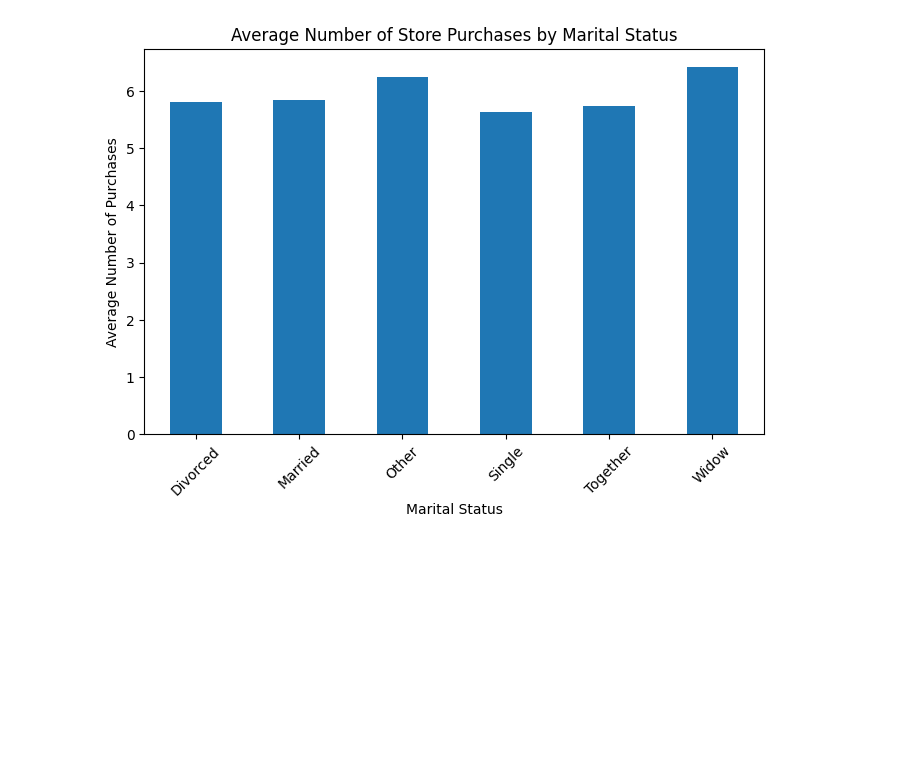
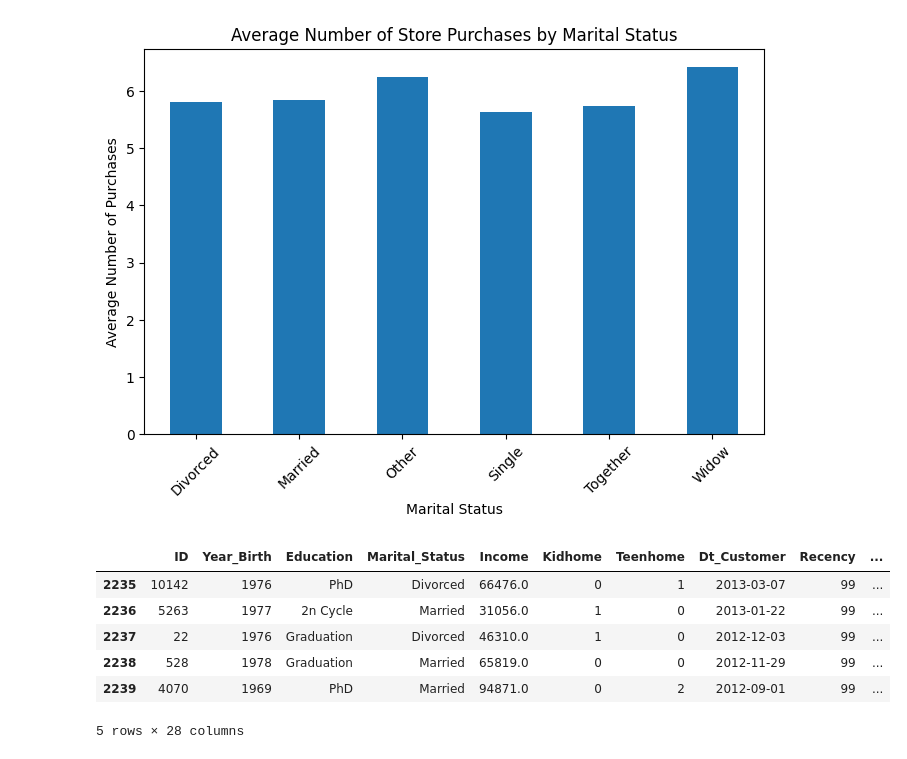
Before and after one commit to Luscaswolf/Marketing-Campaign-Data-Analysis, a Jupyter notebook: Marketing.ipynb, the cells around one changed output. Cells and saved outputs as stored; diff of their text form; code cells hidden in the pictures; blank space fills up the shorter version.

```diff
--- a/Marketing.ipynb
+++ b/Marketing.ipynb
@@ -316,3 +315,13 @@ plt.xticks(rotation=45)
 plt.show()
 # %% [output]
 [figure]
+# %%
+df.tail()
+# %% [output]
+|  | ID | Year_Birth | Education | Marital_Status | Income | Kidhome | Teenhome | Dt_Customer | Recency | ... |
+| 2235 | 10142 | 1976 | PhD | Divorced | 66476.0 | 0 | 1 | 2013-03-07 | 99 | ... |
+| 2236 | 5263 | 1977 | 2n Cycle | Married | 31056.0 | 1 | 0 | 2013-01-22 | 99 | ... |
+| 2237 | 22 | 1976 | Graduation | Divorced | 46310.0 | 1 | 0 | 2012-12-03 | 99 | ... |
+| 2238 | 528 | 1978 | Graduation | Married | 65819.0 | 0 | 0 | 2012-11-29 | 99 | ... |
+| 2239 | 4070 | 1969 | PhD | Married | 94871.0 | 0 | 2 | 2012-09-01 | 99 | ... |
+5 rows × 28 columns
```
Also changed, not shown: parts of 31 cells of this notebook.
